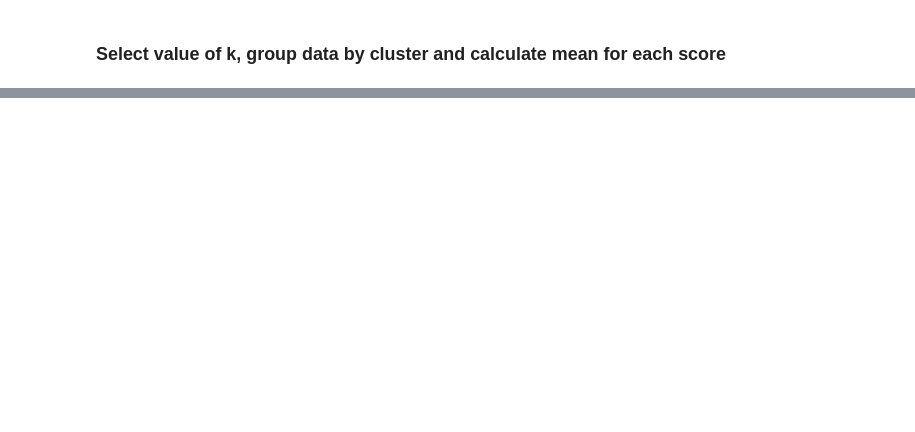
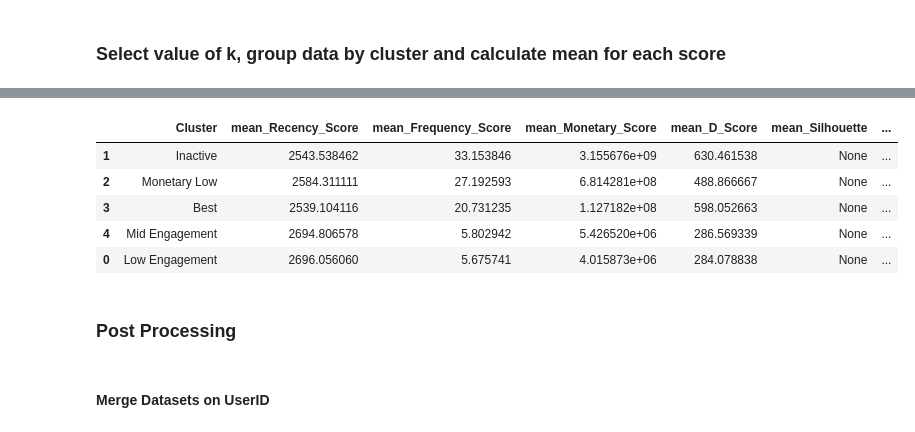
Before and after one commit to minhnguyenquang1709/gp-datamining, a Jupyter notebook: clustering.ipynb, the cells around one changed output, grey strips where cells are left out. Cells and saved outputs as stored; diff of their text form; code cells hidden in the pictures; blank space fills up the shorter version.

```diff
--- a/clustering.ipynb
+++ b/clustering.ipynb
@@ -130,0 +235,19 @@ Silhouette score =  0.7162285730815076
+# %%
+cluster_summary['CLV'] = (cluster_summary['mean_Recency_Score'] * rfm_weights['Recency'] +
+                          cluster_summary['mean_Frequency_Score'] * rfm_weights['Frequency'] +
+                          cluster_summary['mean_Monetary_Score'] * rfm_weights['TotalAmount'] +
+                          cluster_summary['mean_D_Score'] * rfm_weights['Duration'])
+
+cluster_summary = cluster_summary.sort_values(by='CLV', ascending=False)
+display(cluster_summary)
+# %% [output]
+|  | Cluster | mean_Recency_Score | mean_Frequency_Score | mean_Monetary_Score | mean_D_Score | mean_Silhouette | ... |
+| 1 | Inactive | 2543.538462 | 33.153846 | 3.155676e+09 | 630.461538 | None | ... |
+| 2 | Monetary Low | 2584.311111 | 27.192593 | 6.814281e+08 | 488.866667 | None | ... |
+| 3 | Best | 2539.104116 | 20.731235 | 1.127182e+08 | 598.052663 | None | ... |
+| 4 | Mid Engagement | 2694.806578 | 5.802942 | 5.426520e+06 | 286.569339 | None | ... |
+| 0 | Low Engagement | 2696.056060 | 5.675741 | 4.015873e+06 | 284.078838 | None | ... |
+# %% [markdown]
+### Post Processing
+# %% [markdown]
+#### Merge Datasets on UserID
```
Also changed, not shown: parts of 17 cells of this notebook.
